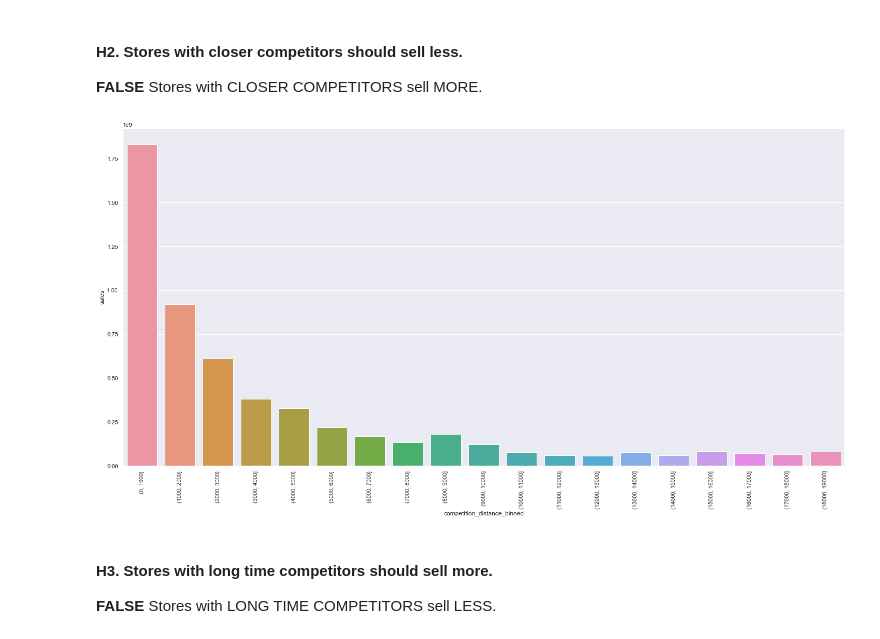
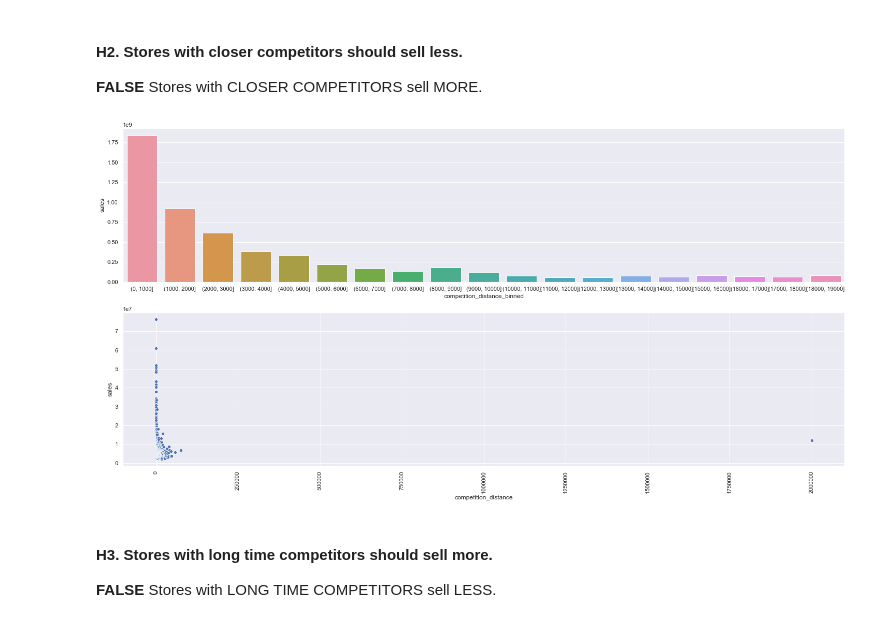
Before and after one commit to GuttoF/Rossmann-Store-Sales, a Jupyter notebook: rossmann_store_sales.ipynb, the cells around one changed output. Cells and saved outputs as stored; diff of their text form; code cells hidden in the pictures.

```diff
--- a/rossmann_store_sales.ipynb
+++ b/rossmann_store_sales.ipynb
@@ -827,22 +845,26 @@ aux3.pivot(index='year_week', columns='assortment', values='sales').plot(ax=ax3,
 #### **H2.** Stores with closer competitors should sell less.
 **FALSE** Stores with CLOSER COMPETITORS sell MORE.
 # %%
-aux1 = df4[['competition_distance', 'sales']].groupby(
-    'competition_distance').sum().reset_index()
+aux1 = df4[['competition_distance', 'sales']].groupby('competition_distance').sum().reset_index()
 
 # ---
+fig, (ax1, ax2) = plt.subplots(2,1)
 
 bins = list(np.arange(0, 20000, 1000))
 
 aux1['competition_distance_binned'] = pd.cut(
     aux1['competition_distance'], bins=bins)
 aux2 = aux1[['competition_distance_binned', 'sales']].groupby(
     'competition_distance_binned').sum().reset_index()
 plt.xticks (rotation = 90)
 
-aux1_barplot = sns.barplot(x='competition_distance_binned', y='sales', data=aux2);
+# barplot
+ax = sns.barplot(x = 'competition_distance_binned', y = 'sales', data = aux2, ax = ax1);
+
+# scatterplot
+ax = sns.scatterplot(x = 'competition_distance', y = 'sales', data = aux1, ax = ax2)
 # %% [output]
-[figure, old version]
+[figure, new version]
 # %% [markdown]
 #### **H3.** Stores with long time competitors should sell more.
 **FALSE** Stores with LONG TIME COMPETITORS sell LESS.
```
Also changed, not shown: parts of 111 cells of this notebook, 2 other files.
